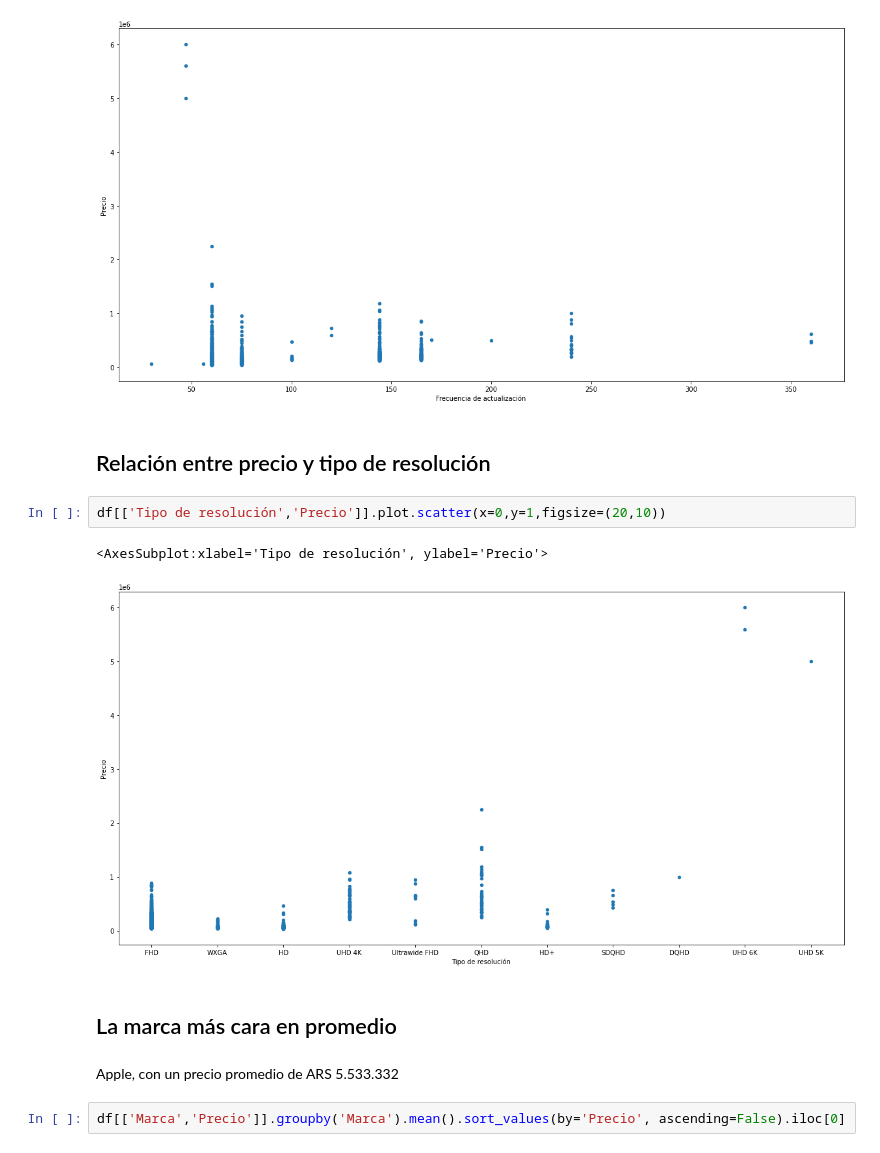
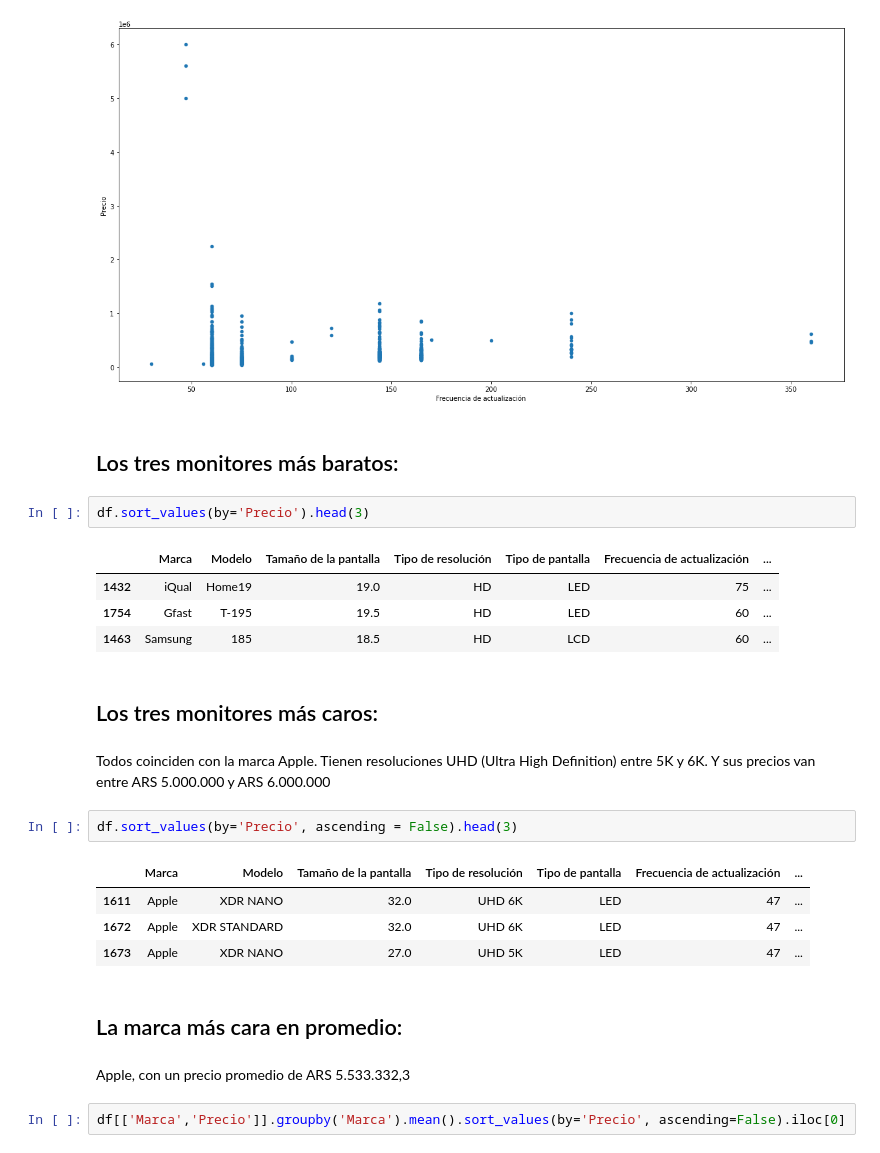
Before and after one commit to cris-andrade-97/MeLiWebScraping, a Jupyter notebook: Analisis del CSV/Análisis del CSV.ipynb, the cells around one changed output. Cells and saved outputs as stored; diff of their text form.

```diff
--- a/Analisis del CSV/Análisis del CSV.ipynb
+++ b/Analisis del CSV/Análisis del CSV.ipynb
@@ -176,17 +208,30 @@ df[['Frecuencia de actualización','Precio']].plot.scatter(x=0,y=1,figsize=(20,1
 # %% [output]
 <AxesSubplot:xlabel='Frecuencia de actualización', ylabel='Precio'>
 [figure]
-# %% [markdown]
-## Relación entre precio y tipo de resolución
-# %%
-df[['Tipo de resolución','Precio']].plot.scatter(x=0,y=1,figsize=(20,10))
-# %% [output]
-<AxesSubplot:xlabel='Tipo de resolución', ylabel='Precio'>
-[figure, removed]
+# %% [markdown]
+## Los tres monitores más baratos:
+# %%
+df.sort_values(by='Precio').head(3)
+# %% [output]
+|  | Marca | Modelo | Tamaño de la pantalla | Tipo de resolución | Tipo de pantalla | Frecuencia de actualización | ... |
+| 1432 | iQual | Home19 | 19.0 | HD | LED | 75 | ... |
+| 1754 | Gfast | T-195 | 19.5 | HD | LED | 60 | ... |
+| 1463 | Samsung | 185 | 18.5 | HD | LCD | 60 | ... |
+# %% [markdown]
+## Los tres monitores más caros:
+# %% [markdown]
+<p>Todos coinciden con la marca Apple. Tienen resoluciones UHD (Ultra High Definition) entre 5K y 6K. Y sus precios van entre ARS 5.000.000 y ARS 6.000.000</p>
+# %%
+df.sort_values(by='Precio', ascending = False).head(3)
+# %% [output]
+|  | Marca | Modelo | Tamaño de la pantalla | Tipo de resolución | Tipo de pantalla | Frecuencia de actualización | ... |
+| 1611 | Apple | XDR NANO | 32.0 | UHD 6K | LED | 47 | ... |
+| 1672 | Apple | XDR STANDARD | 32.0 | UHD 6K | LED | 47 | ... |
+| 1673 | Apple | XDR NANO | 27.0 | UHD 5K | LED | 47 | ... |
 # %% [markdown]
-## La marca más cara en promedio
+## La marca más cara en promedio:
 # %% [markdown]
-<p>Apple, con un precio promedio de ARS 5.533.332</p>
+<p>Apple, con un precio promedio de ARS 5.533.332,3</p>
 # %%
 df[['Marca','Precio']].groupby('Marca').mean().sort_values(by='Precio', ascending=False).iloc[0]
 # %% [output]
```
Also changed, not shown: parts of 31 cells of this notebook, 2 other files.
